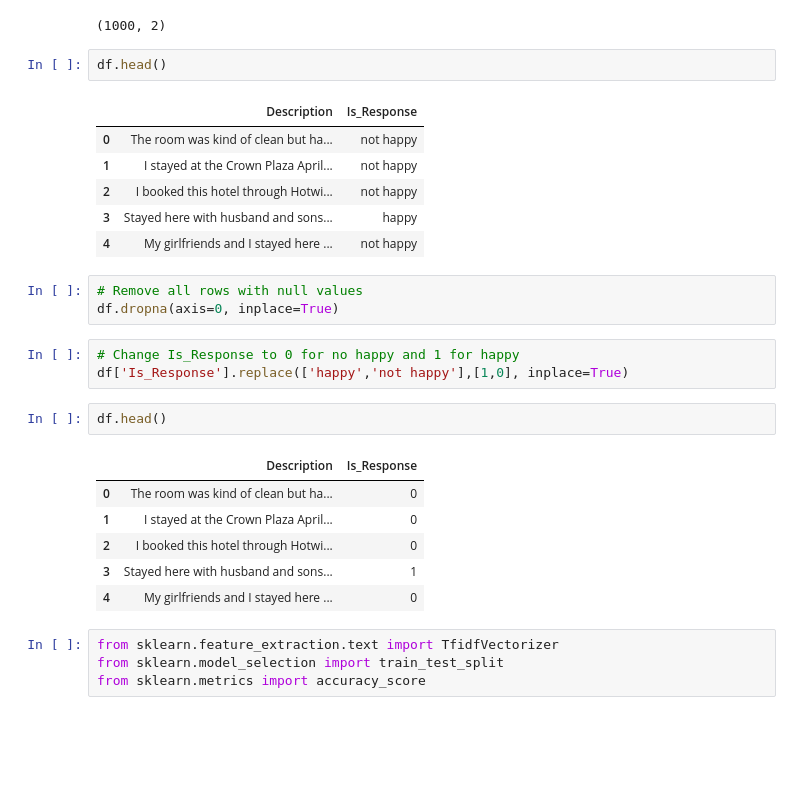
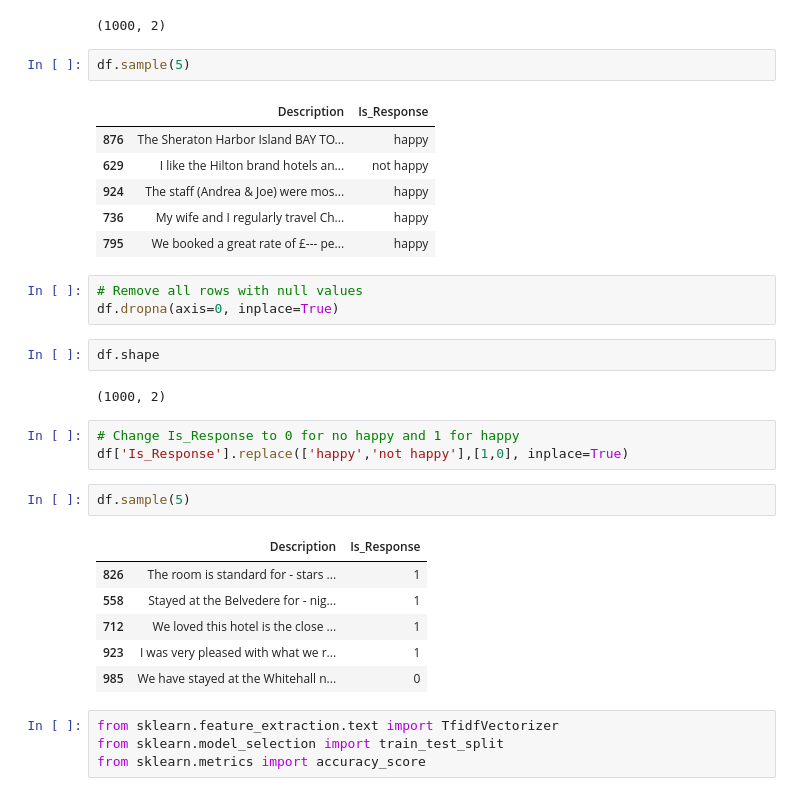
Before and after one commit to srikanthpragada/DS_26_AUG_2020, a Jupyter notebook: reviews/hotel_reviews.ipynb, the cells around one changed output. Drawn from its saved outputs; the diff is of its cells as text; blank space fills up the shorter version.

```diff
--- a/reviews/hotel_reviews.ipynb
+++ b/reviews/hotel_reviews.ipynb
@@ -8,30 +8,34 @@ df = pd.read_csv("reviews.csv")
 df.shape
 # %% [output]
 (1000, 2)
-# %%
-df.head()
-# %% [output]
-|  | Description | Is_Response |
-| 0 | The room was kind of clean but ha... | not happy |
-| 1 | I stayed at the Crown Plaza April... | not happy |
-| 2 | I booked this hotel through Hotwi... | not happy |
-| 3 | Stayed here with husband and sons... | happy |
-| 4 | My girlfriends and I stayed here ... | not happy |
+# %%
+df.sample(5)
+# %% [output]
+|  | Description | Is_Response |
+| 876 | The Sheraton Harbor Island BAY TO... | happy |
+| 629 | I like the Hilton brand hotels an... | not happy |
+| 924 | The staff (Andrea & Joe) were mos... | happy |
+| 736 | My wife and I regularly travel Ch... | happy |
+| 795 | We booked a great rate of £--- pe... | happy |
 # %%
 # Remove all rows with null values
 df.dropna(axis=0, inplace=True)
+# %%
+df.shape
+# %% [output]
+(1000, 2)
 # %%
 # Change Is_Response to 0 for no happy and 1 for happy
 df['Is_Response'].replace(['happy','not happy'],[1,0], inplace=True)
-# %%
-df.head()
-# %% [output]
-|  | Description | Is_Response |
-| 0 | The room was kind of clean but ha... | 0 |
-| 1 | I stayed at the Crown Plaza April... | 0 |
-| 2 | I booked this hotel through Hotwi... | 0 |
-| 3 | Stayed here with husband and sons... | 1 |
-| 4 | My girlfriends and I stayed here ... | 0 |
+# %%
+df.sample(5)
+# %% [output]
+|  | Description | Is_Response |
+| 826 | The room is standard for - stars ... | 1 |
+| 558 | Stayed at the Belvedere for - nig... | 1 |
+| 712 | We loved this hotel is the close ... | 1 |
+| 923 | I was very pleased with what we r... | 1 |
+| 985 | We have stayed at the Whitehall n... | 0 |
 # %%
 from sklearn.feature_extraction.text import TfidfVectorizer
 from sklearn.model_selection import train_test_split
```
Also changed, not shown: parts of 3 cells of this notebook, 13 other files.
